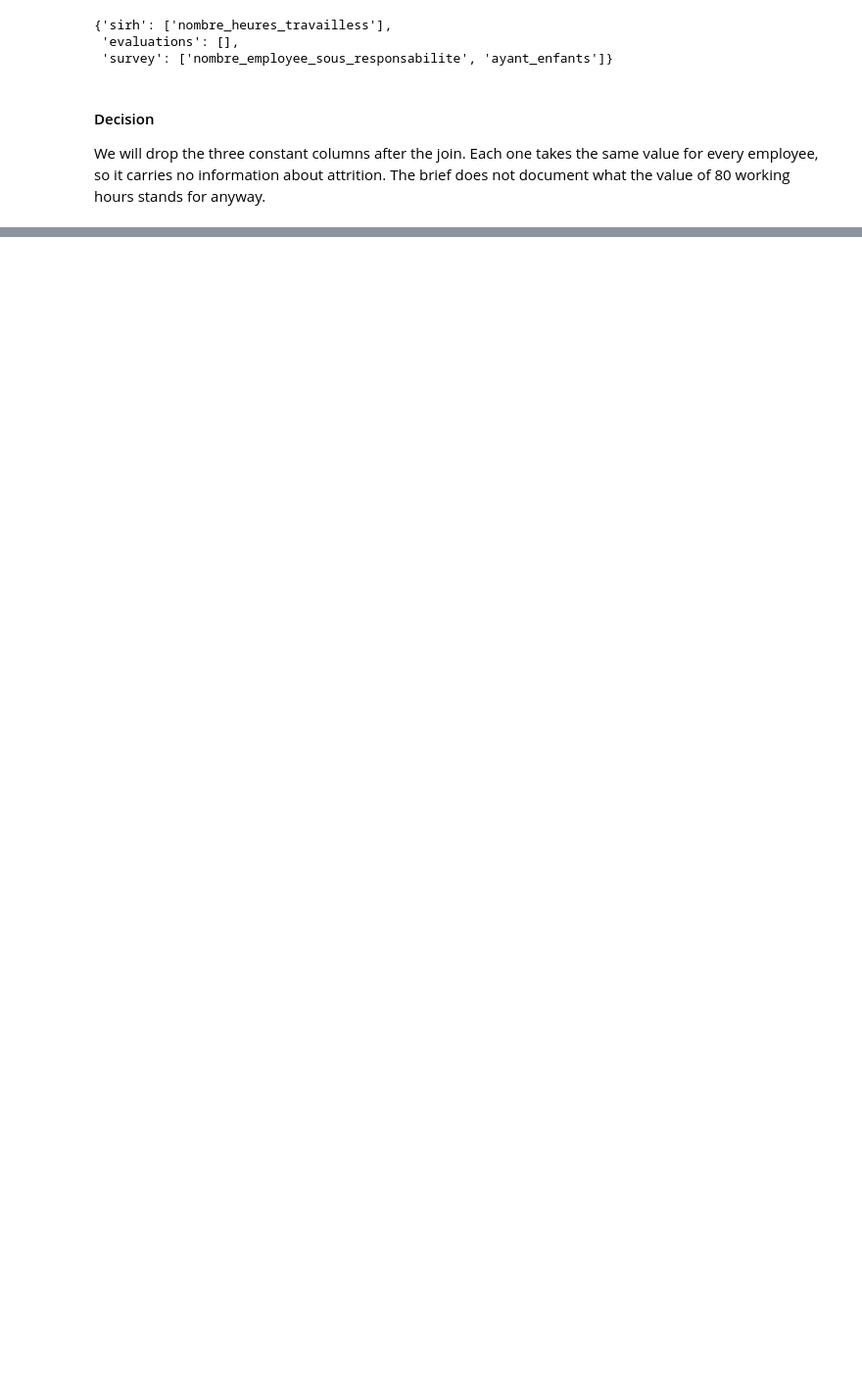
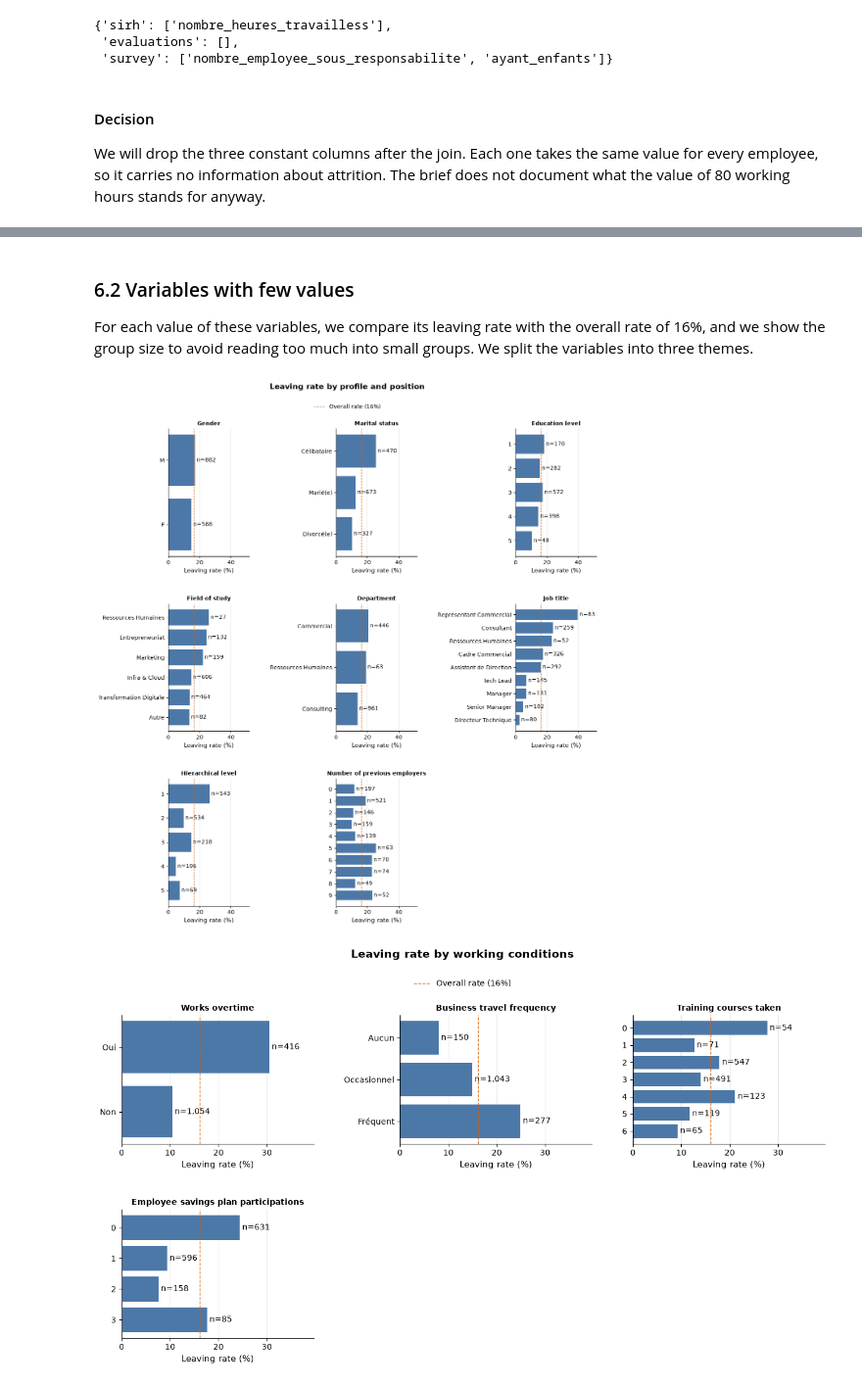
Before and after one commit to dapitch666/oc-p04-hr-attrition-classification, a Jupyter notebook: notebooks/01_exploration.ipynb, the cells around one changed output, grey strips where cells are left out. Shown at 98% size. Drawn from its saved outputs; the diff is of its cells as text; code cells hidden in the pictures; blank space fills up the shorter version.

```diff
--- a/notebooks/01_exploration.ipynb
+++ b/notebooks/01_exploration.ipynb
@@ -562,0 +830,40 @@ The central table has 1,470 rows and 28 columns: 27 explanatory variables and th
+# %% [markdown]
+### 6.2 Variables with few values
+
+For each value of these variables, we compare its leaving rate with the overall rate of 16%, and we show the group size to avoid reading too much into small groups. We split the variables into three themes.
+# %%
+THEMES = {
+    "Leaving rate by profile and position": [
+        "genre",
+        "statut_marital",
+        "niveau_education",
+        "domaine_etude",
+        "departement",
+        "poste",
+        "niveau_hierarchique_poste",
+        "nombre_experiences_precedentes",
+    ],
+    "Leaving rate by working conditions": [
+        "heures_supplementaires",
+        "frequence_deplacement",
+        "nb_formations_suivies",
+        "nombre_participation_pee",
+    ],
+    "Leaving rate by satisfaction and performance": [
+        "satisfaction_employee_environnement",
+        "satisfaction_employee_nature_travail",
+        "satisfaction_employee_equipe",
+        "satisfaction_employee_equilibre_pro_perso",
+        "note_evaluation_precedente",
+        "note_evaluation_actuelle",
+    ],
+}
+
+themed_columns = [col for columns in THEMES.values() for col in columns]
+assert sorted(themed_columns) == sorted(few_values_columns)
+
+for title, columns in THEMES.items():
+    plot_leaving_rate_by_value(employees, columns, title)
+# %% [output]
+[figure, added]
+[figure, added]
```
Also changed, not shown: parts of 88 cells of this notebook, 1 other file.
